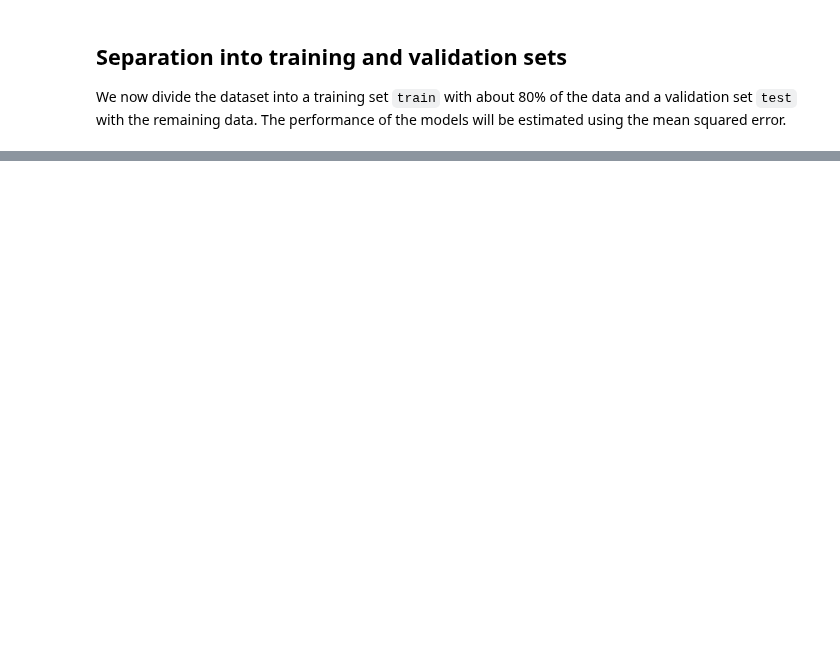
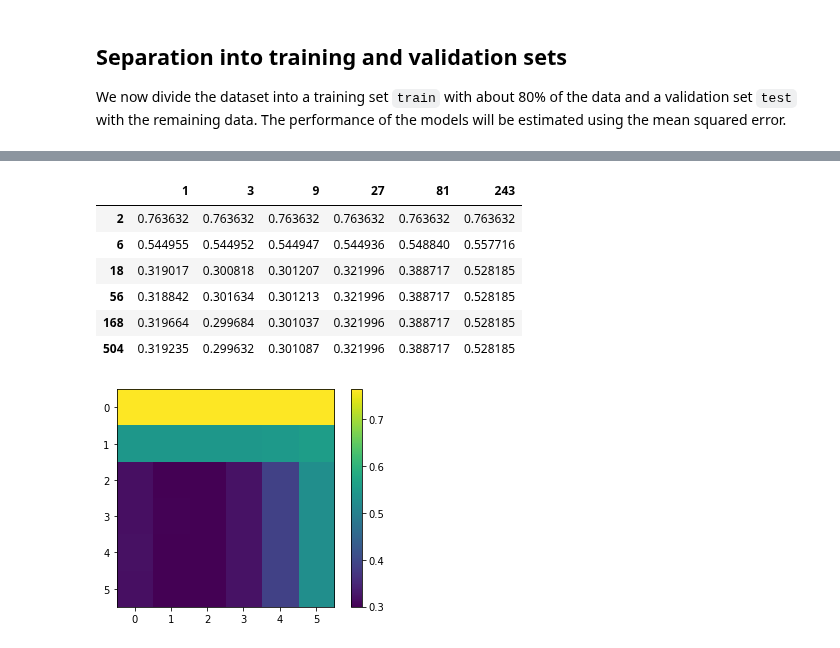
Before and after one commit to FlorentCLMichel/learning_data_science, a Jupyter notebook: Projects_Jupyter/Predicting_Bike_Rentals.ipynb, the cells around one changed output, grey strips where cells are left out. Drawn from its saved outputs; the diff is of its cells as text; code cells hidden in the pictures; blank space fills up the shorter version.

```diff
--- a/Projects_Jupyter/Predicting_Bike_Rentals.ipynb
+++ b/Projects_Jupyter/Predicting_Bike_Rentals.ipynb
@@ -197,0 +225,4 @@ display(test.head())
+# %%
+target = 'cnt'
+
+abs(bike_rentals.corr()[target]).sort_values(ascending=False)
@@ -197,0 +402,12 @@ display(test.head())
+# %%
+features = ['temp', 'hr', 'time_label', 'hum', 'yr', 'season', 'weathersit', 'mnth', 'windspeed', 'holiday', 'workingday', 'weekday']
+
+dt4 = DecisionTreeRegressor()
+dt4.fit(train[features], train[target])
+
+predictions = dt4.predict(test[features])
+rmse = np.sqrt(mean_squared_error(predictions, test[target]))
+relat_rmse = rmse / test[target].std()
+
+print('rmse / std = ' + str(relat_rmse))
+print('Correlation coefficient: ' + str(test[target].reset_index(drop=True).corr(pd.Series(predictions))))
@@ -197,0 +422,28 @@ display(test.head())
+# %%
+list_max_depth = [2, 6, 18, 56, 168, 504]
+list_min_samples_leaf = [1, 3, 9, 27, 81, 243]
+res = []
+for max_depth in list_max_depth:
+    res.append([])
+    for min_samples_leaf in list_min_samples_leaf:
+        dt = DecisionTreeRegressor(max_depth = max_depth, min_samples_leaf = min_samples_leaf)
+        dt.fit(train[features], train[target])
+        predictions = dt.predict(test[features])
+        rmse = np.sqrt(mean_squared_error(predictions, test[target]))
+        relat_rmse = rmse / test[target].std()
+        res[-1].append(relat_rmse)
+
+display(pd.DataFrame(res, columns=list_min_samples_leaf, index=list_max_depth))
+
+plt.imshow(res)
+plt.colorbar()
+plt.show()
+# %% [output]
+|  | 1 | 3 | 9 | 27 | 81 | 243 |
+| 2 | 0.763632 | 0.763632 | 0.763632 | 0.763632 | 0.763632 | 0.763632 |
+| 6 | 0.544955 | 0.544952 | 0.544947 | 0.544936 | 0.548840 | 0.557716 |
+| 18 | 0.319017 | 0.300818 | 0.301207 | 0.321996 | 0.388717 | 0.528185 |
+| 56 | 0.318842 | 0.301634 | 0.301213 | 0.321996 | 0.388717 | 0.528185 |
+| 168 | 0.319664 | 0.299684 | 0.301037 | 0.321996 | 0.388717 | 0.528185 |
+| 504 | 0.319235 | 0.299632 | 0.301087 | 0.321996 | 0.388717 | 0.528185 |
+[figure, added]
```
Also changed, not shown: parts of 46 cells of this notebook, 1 other file.
